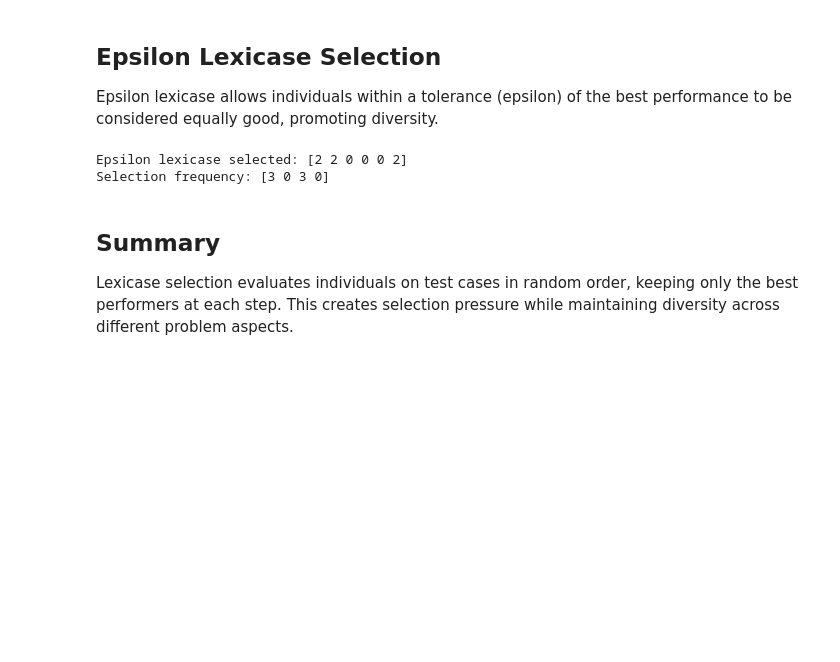
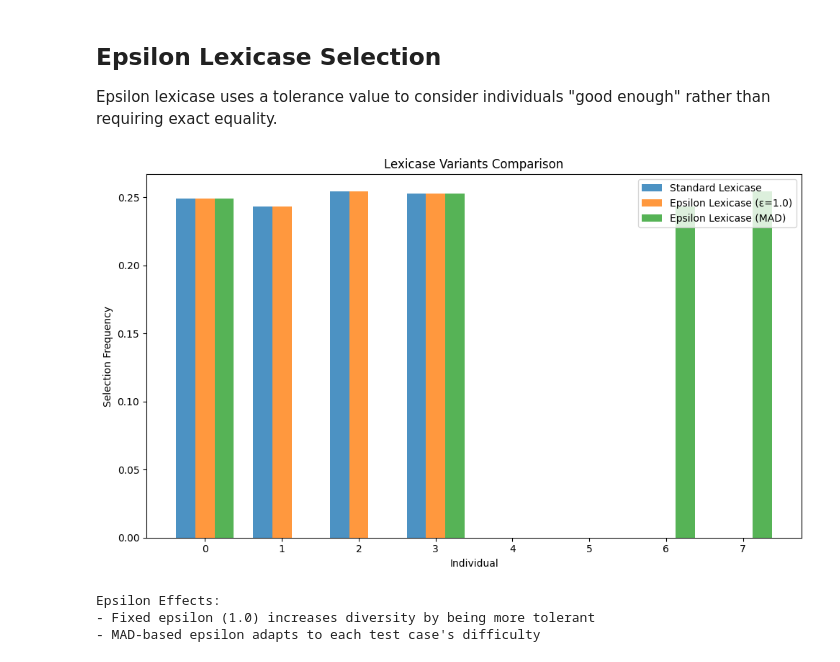
Before and after one commit to ryanboldi/lexicase, a Jupyter notebook: lexicase_demo.ipynb, the cells around one changed output. Saved outputs shown, nothing was run; the diff lists cells and outputs as text; code cells hidden in the pictures; blank space fills up the shorter version.

```diff
--- a/lexicase_demo.ipynb
+++ b/lexicase_demo.ipynb
@@ -47,22 +134,50 @@ Selection frequency: [2 0 2 2]
 # %% [markdown]
 ## Epsilon Lexicase Selection
 
-Epsilon lexicase allows individuals within a tolerance (epsilon) of the best performance to be considered equally good, promoting diversity.
+Epsilon lexicase uses a tolerance value to consider individuals "good enough" rather than requiring exact equality.
-# %%
-# Select with epsilon tolerance
-selected_eps = lexicase.epsilon_lexicase_selection(
-    fitness_matrix,
-    num_selected=6,
-    epsilon=1.0,  # Individuals within 1.0 of best are considered equal
-    seed=42
-)
-
-print(f"Epsilon lexicase selected: {selected_eps}")
-print(f"Selection frequency: {np.bincount(selected_eps, minlength=4)}")
-# %% [output]
-Epsilon lexicase selected: [2 2 0 0 0 2]
-Selection frequency: [3 0 3 0]
-# %% [markdown]
-## Summary
-
-Lexicase selection evaluates individuals on test cases in random order, keeping only the best performers at each step. This creates selection pressure while maintaining diversity across different problem aspects.
+# %%
+# Compare standard vs epsilon lexicase
+epsilon_counts = np.zeros(n_individuals)
+mad_epsilon_counts = np.zeros(n_individuals)
+
+for trial in range(n_trials):
+    # Epsilon lexicase with fixed epsilon
+    eps_selected = epsilon_lexicase_selection(fitness_matrix, num_selected, epsilon=1.0, seed=trial)
+    for idx in eps_selected:
+        epsilon_counts[idx] += 1
+
+    # Epsilon lexicase with MAD-based epsilon (default)
+    mad_selected = epsilon_lexicase_selection(fitness_matrix, num_selected, seed=trial)
+    for idx in mad_selected:
+        mad_epsilon_counts[idx] += 1
+
+epsilon_freq = epsilon_counts / (n_trials * num_selected)
+mad_epsilon_freq = mad_epsilon_counts / (n_trials * num_selected)
+
+# Plot epsilon comparison
+fig, ax = plt.subplots(1, 1, figsize=(10, 6))
+
+x = np.arange(n_individuals)
+width = 0.25
+
+ax.bar(x - width, lexicase_freq, width, label='Standard Lexicase', alpha=0.8)
+ax.bar(x, epsilon_freq, width, label='Epsilon Lexicase (ε=1.0)', alpha=0.8)
+ax.bar(x + width, mad_epsilon_freq, width, label='Epsilon Lexicase (MAD)', alpha=0.8)
+
+ax.set_xlabel('Individual')
+ax.set_ylabel('Selection Frequency')
+ax.set_title('Lexicase Variants Comparison')
+ax.legend()
+ax.set_xticks(x)
+
+plt.tight_layout()
+plt.show()
+
+print("\nEpsilon Effects:")
+print("- Fixed epsilon (1.0) increases diversity by being more tolerant")
+print("- MAD-based epsilon adapts to each test case's difficulty")
+# %% [output]
+[figure, added]
+Epsilon Effects:
+- Fixed epsilon (1.0) increases diversity by being more tolerant
+- MAD-based epsilon adapts to each test case's difficulty
```
Also changed, not shown: parts of 16 cells of this notebook, 20 other files.
